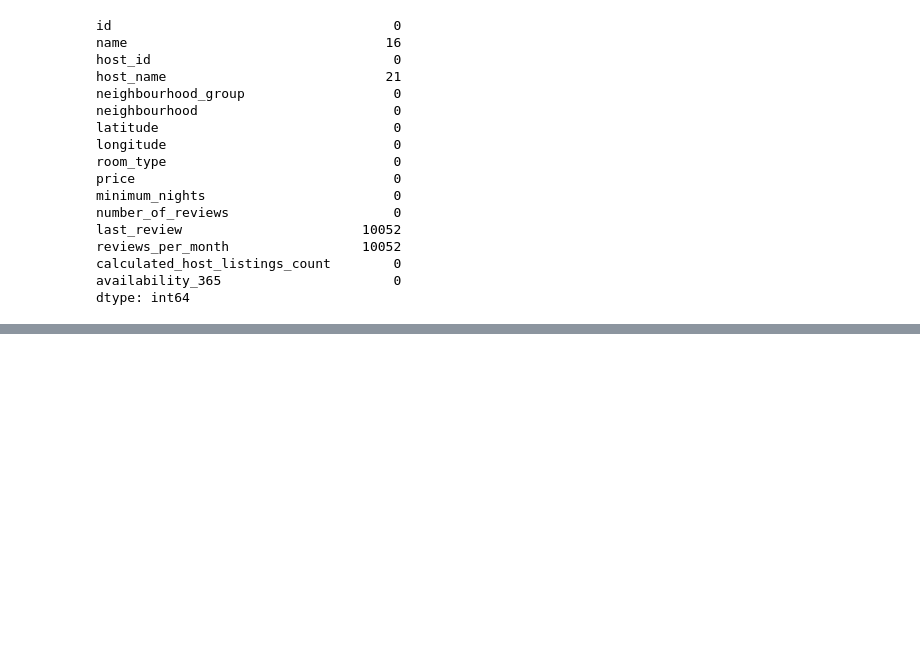
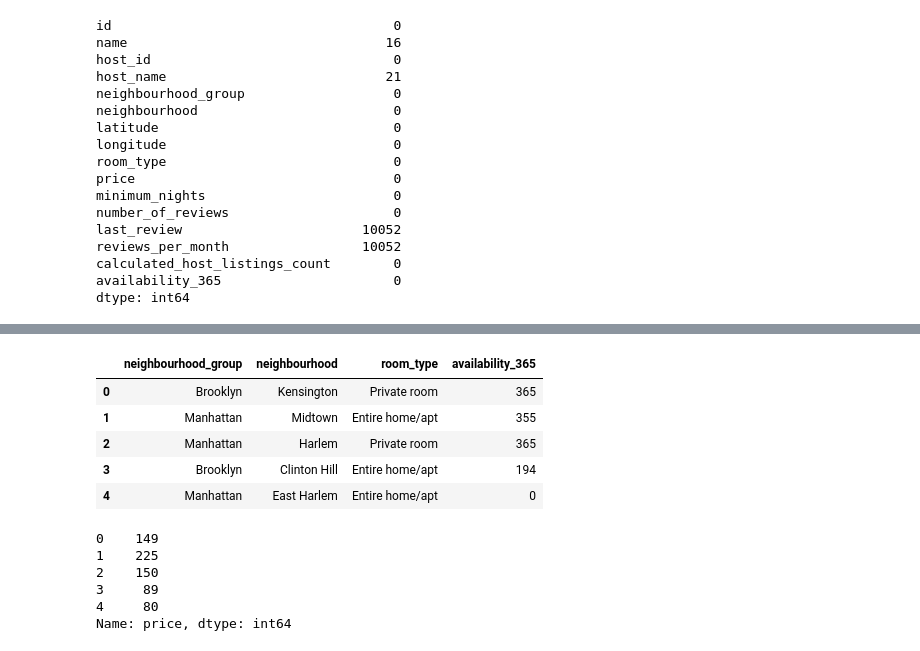
Before and after one commit to Factoria-F5-AI-Bootcamp-1-Edicion/NY_Airbnb, a Jupyter notebook: precios.ipynb, the cells around one changed output, grey strips where cells are left out. Saved outputs shown, nothing was run; the diff lists cells and outputs as text; code cells hidden in the pictures; blank space fills up the shorter version.

```diff
--- a/precios.ipynb
+++ b/precios.ipynb
@@ -51,0 +66,18 @@ dtype: int64
+# %%
+X.head()
+# %% [output]
+|  | neighbourhood_group | neighbourhood | room_type | availability_365 |
+| 0 | Brooklyn | Kensington | Private room | 365 |
+| 1 | Manhattan | Midtown | Entire home/apt | 355 |
+| 2 | Manhattan | Harlem | Private room | 365 |
+| 3 | Brooklyn | Clinton Hill | Entire home/apt | 194 |
+| 4 | Manhattan | East Harlem | Entire home/apt | 0 |
+# %%
+y.head()
+# %% [output]
+0    149
+1    225
+2    150
+3     89
+4     80
+Name: price, dtype: int64
```
Also changed, not shown: parts of 15 cells of this notebook.
